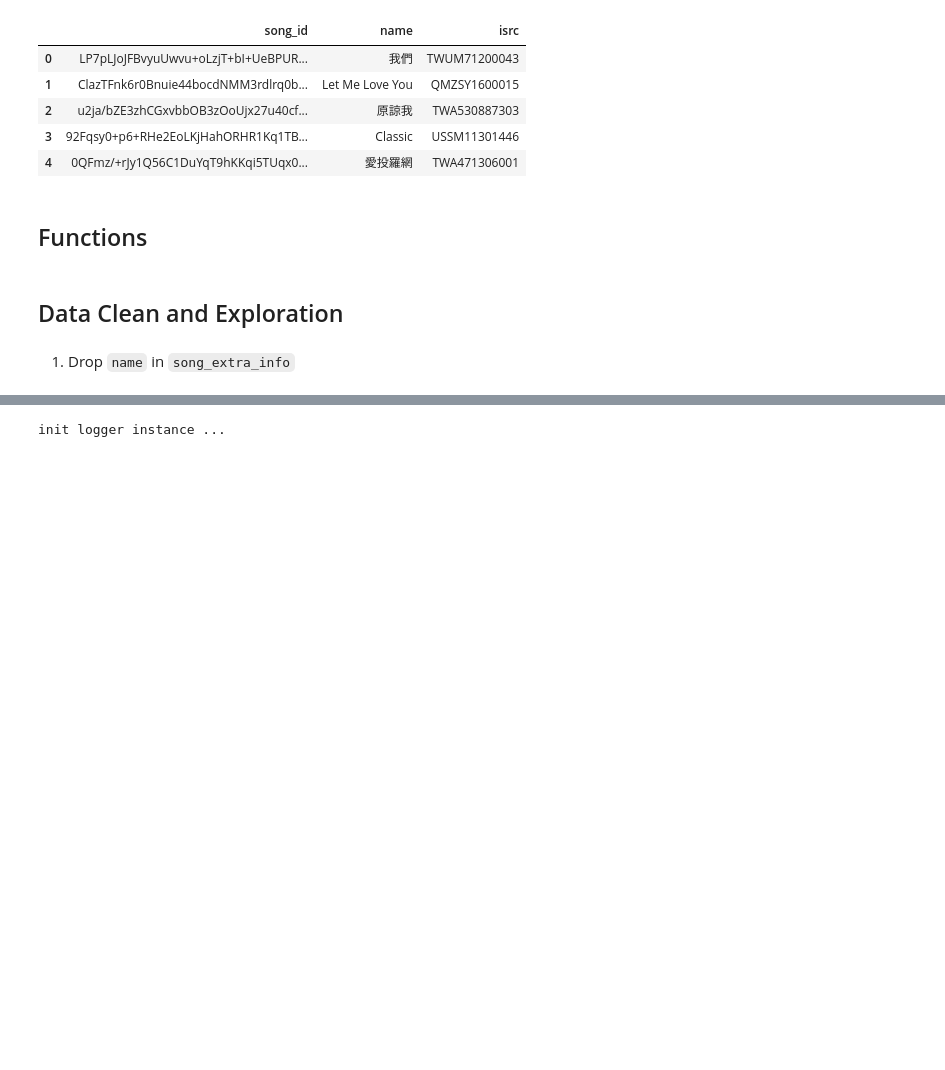
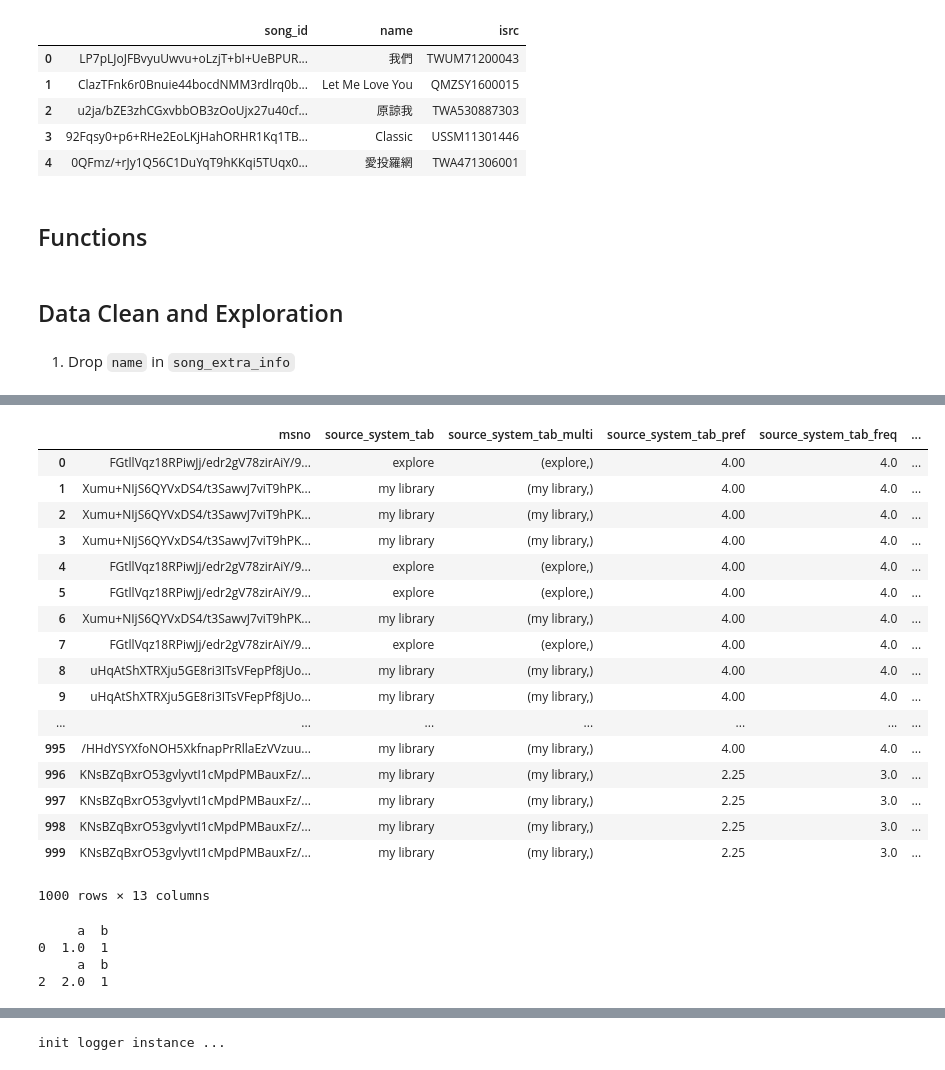
Before and after one commit to CloudMile/ml-specialized, a Jupyter notebook: kkbox/kkbox.ipynb, the cells around one changed output, grey strips where cells are left out. Saved outputs shown, nothing was run; the diff lists cells and outputs as text; code cells hidden in the pictures; blank space fills up the shorter version.

```diff
--- a/kkbox/kkbox.ipynb
+++ b/kkbox/kkbox.ipynb
@@ -232,0 +273,14 @@ data.head()
+# %%
+%%time
+# Decode isrc
+data['cc'] = enc_dict['cc'].fit_transform(data.isrc.str.slice(0, 2))
+data['xxx'] = enc_dict['cc'].fit_transform(data.isrc.str.slice(2, 5))
+
+# Numeric
+# Year diff from 2020
+data['yy'] = data.isrc.str.slice(5, 7).fillna(-1).map(lambda e: 2000 + int(e) if e != -1 and int(e) < 18 else 1900 + int(e))
+data.loc[data.yy == -1, 'yy'] = data.yy[data.yy != -1].median()
+data['yy'] = 2020 - data.yy
+data['registration_init_time'] = pd.to_datetime(data.registration_init_time, format=date_fmt).map(lambda e: e.timestamp() / 86400)
+data['expiration_date'] = pd.to_datetime(data.expiration_date, format=date_fmt).map(lambda e: e.timestamp() / 86400)
+data['tnr'] = data.expiration_date - data.registration_init_time
@@ -232,0 +289,3 @@ data.head()
+# %%
+%%time
+data['song_id'] =
@@ -232,0 +316,48 @@ data.head()
+# %%
+def map_msno(pipe):
+    columns = []
+    for col in ('source_system_tab', 'source_screen_name', 'source_type'):
+        group = pipe.groupby(col)
+        chop = group.target.agg(['sum', 'mean'])
+        pref = chop['sum'] * chop['mean']
+
+        cache = []
+        tp = tuple(sorted(chop.index))
+        for row in pipe.itertuples():
+            weights =
+            cache.append([tp, weights])
+            # pipe[f'{col}_multi'] = [tuple(sorted(chop.index.tolist()))] * len(pipe)
+            # pipe[f'{col}_pref'] = pipe[col].map(lambda e: chop)
+        columns += [col, f'{col}_multi', f'{col}_pref', f'{col}_freq']
+
+    return pipe[['msno'] + columns]
+
+data.head(1000).groupby('msno').apply(map_msno).reset_index(drop=True)
+# %% [output]
+|  | msno | source_system_tab | source_system_tab_multi | source_system_tab_pref | source_system_tab_freq | ... |
+| 0 | FGtllVqz18RPiwJj/edr2gV78zirAiY/9... | explore | (explore,) | 4.00 | 4.0 | ... |
+| 1 | Xumu+NIjS6QYVxDS4/t3SawvJ7viT9hPK... | my library | (my library,) | 4.00 | 4.0 | ... |
+| 2 | Xumu+NIjS6QYVxDS4/t3SawvJ7viT9hPK... | my library | (my library,) | 4.00 | 4.0 | ... |
+| 3 | Xumu+NIjS6QYVxDS4/t3SawvJ7viT9hPK... | my library | (my library,) | 4.00 | 4.0 | ... |
+| 4 | FGtllVqz18RPiwJj/edr2gV78zirAiY/9... | explore | (explore,) | 4.00 | 4.0 | ... |
+| 5 | FGtllVqz18RPiwJj/edr2gV78zirAiY/9... | explore | (explore,) | 4.00 | 4.0 | ... |
+| 6 | Xumu+NIjS6QYVxDS4/t3SawvJ7viT9hPK... | my library | (my library,) | 4.00 | 4.0 | ... |
+| 7 | FGtllVqz18RPiwJj/edr2gV78zirAiY/9... | explore | (explore,) | 4.00 | 4.0 | ... |
+| 8 | uHqAtShXTRXju5GE8ri3ITsVFepPf8jUo... | my library | (my library,) | 4.00 | 4.0 | ... |
+| 9 | uHqAtShXTRXju5GE8ri3ITsVFepPf8jUo... | my library | (my library,) | 4.00 | 4.0 | ... |
+| ... | ... | ... | ... | ... | ... | ... |
+| 995 | /HHdYSYXfoNOH5XkfnapPrRllaEzVVzuu... | my library | (my library,) | 4.00 | 4.0 | ... |
+| 996 | KNsBZqBxrO53gvlyvtI1cMpdPMBauxFz/... | my library | (my library,) | 2.25 | 3.0 | ... |
+| 997 | KNsBZqBxrO53gvlyvtI1cMpdPMBauxFz/... | my library | (my library,) | 2.25 | 3.0 | ... |
+| 998 | KNsBZqBxrO53gvlyvtI1cMpdPMBauxFz/... | my library | (my library,) | 2.25 | 3.0 | ... |
+| 999 | KNsBZqBxrO53gvlyvtI1cMpdPMBauxFz/... | my library | (my library,) | 2.25 | 3.0 | ... |
+1000 rows × 13 columns
+# %%
+a = pd.DataFrame({'a': [1, None, 2], 'b': [1, 1, 1]}).groupby('a')
+for k, e in a:
+    print(e)
+# %% [output]
+     a  b
+0  1.0  1
+     a  b
+2  2.0  1
```
Also changed, not shown: parts of 16 cells of this notebook, 1 other file.
